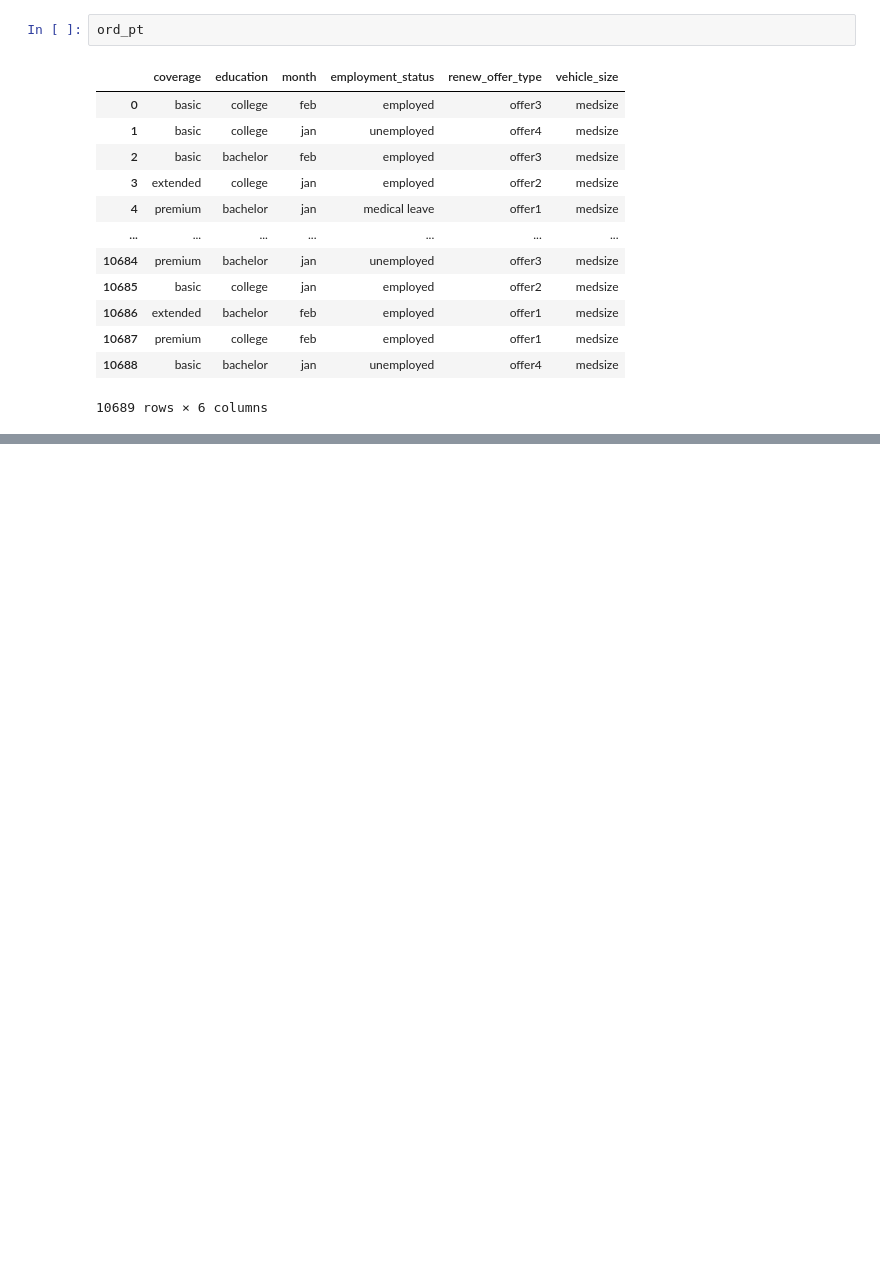
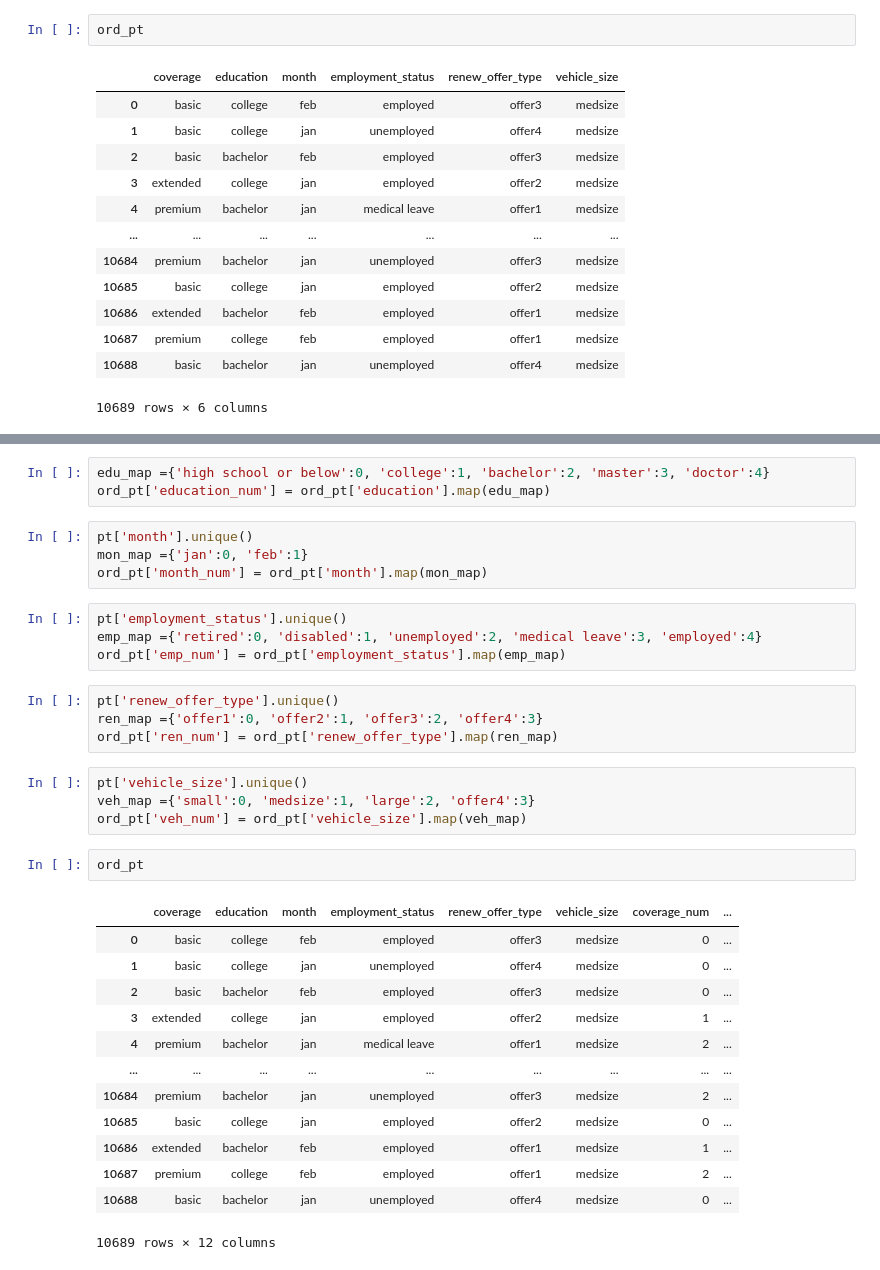
Before and after one commit to DGU94/Ironhack_Davidguillet_Lab, a Jupyter notebook: Week 4/PowerTransformer_[LAB]_DGU.ipynb, the cells around one changed output, grey strips where cells are left out. Drawn from its saved outputs; the diff is of its cells as text; blank space fills up the shorter version.

```diff
--- a/Week 4/PowerTransformer_[LAB]_DGU.ipynb
+++ b/Week 4/PowerTransformer_[LAB]_DGU.ipynb
@@ -138,0 +164,35 @@ import sklearn.preprocessing
+# %%
+edu_map ={'high school or below':0, 'college':1, 'bachelor':2, 'master':3, 'doctor':4}
+ord_pt['education_num'] = ord_pt['education'].map(edu_map)
+# %%
+pt['month'].unique()
+mon_map ={'jan':0, 'feb':1}
+ord_pt['month_num'] = ord_pt['month'].map(mon_map)
+# %%
+pt['employment_status'].unique()
+emp_map ={'retired':0, 'disabled':1, 'unemployed':2, 'medical leave':3, 'employed':4}
+ord_pt['emp_num'] = ord_pt['employment_status'].map(emp_map)
+# %%
+pt['renew_offer_type'].unique()
+ren_map ={'offer1':0, 'offer2':1, 'offer3':2, 'offer4':3}
+ord_pt['ren_num'] = ord_pt['renew_offer_type'].map(ren_map)
+# %%
+pt['vehicle_size'].unique()
+veh_map ={'small':0, 'medsize':1, 'large':2, 'offer4':3}
+ord_pt['veh_num'] = ord_pt['vehicle_size'].map(veh_map)
+# %%
+ord_pt
+# %% [output]
+|  | coverage | education | month | employment_status | renew_offer_type | vehicle_size | coverage_num | ... |
+| 0 | basic | college | feb | employed | offer3 | medsize | 0 | ... |
+| 1 | basic | college | jan | unemployed | offer4 | medsize | 0 | ... |
+| 2 | basic | bachelor | feb | employed | offer3 | medsize | 0 | ... |
+| 3 | extended | college | jan | employed | offer2 | medsize | 1 | ... |
+| 4 | premium | bachelor | jan | medical leave | offer1 | medsize | 2 | ... |
+| ... | ... | ... | ... | ... | ... | ... | ... | ... |
+| 10684 | premium | bachelor | jan | unemployed | offer3 | medsize | 2 | ... |
+| 10685 | basic | college | jan | employed | offer2 | medsize | 0 | ... |
+| 10686 | extended | bachelor | feb | employed | offer1 | medsize | 1 | ... |
+| 10687 | premium | college | feb | employed | offer1 | medsize | 2 | ... |
+| 10688 | basic | bachelor | jan | unemployed | offer4 | medsize | 0 | ... |
+10689 rows × 12 columns
```
Also changed, not shown: parts of 10 cells of this notebook.
